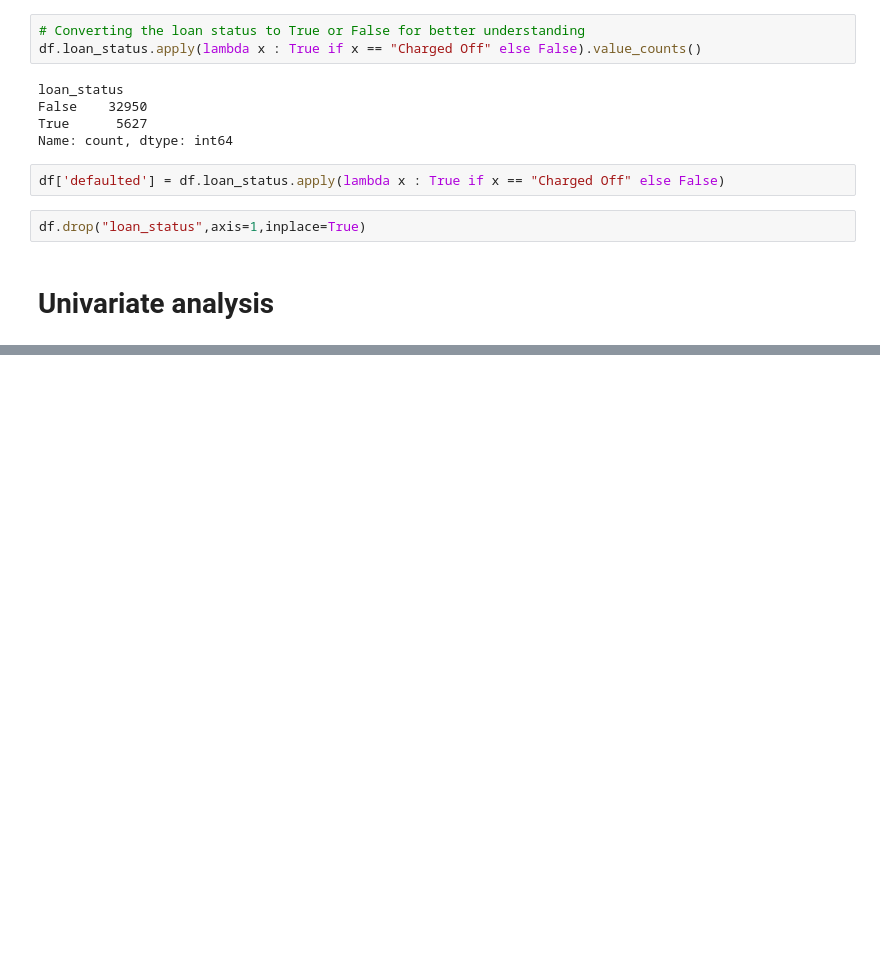
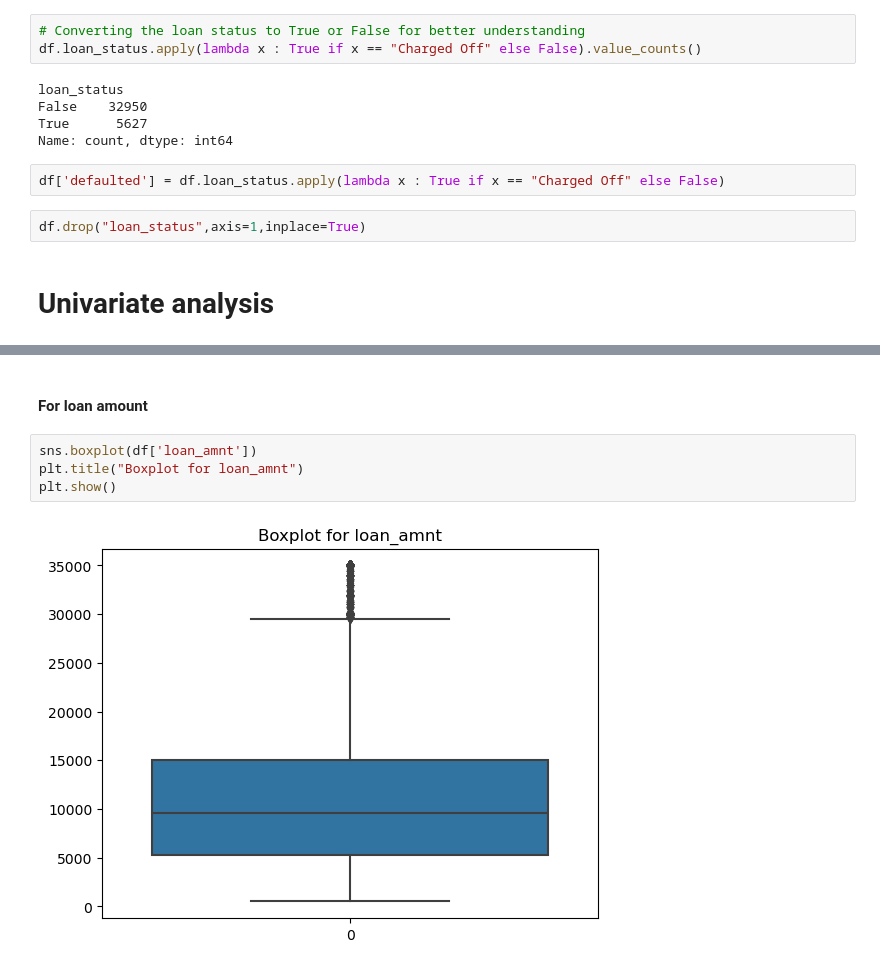
Before and after one commit to KhGunindro/LendingClubCaseStudy, a Jupyter notebook: KhuraijamGunindro.ipynb, the cells around one changed output, grey strips where cells are left out. Drawn from its saved outputs; the diff is of its cells as text; blank space fills up the shorter version.

```diff
--- a/KhuraijamGunindro.ipynb
+++ b/KhuraijamGunindro.ipynb
@@ -446,0 +535,8 @@ df.drop("loan_status",axis=1,inplace=True)
+# %% [markdown]
+#### For loan amount
+# %%
+sns.boxplot(df['loan_amnt'])
+plt.title("Boxplot for loan_amnt")
+plt.show()
+# %% [output]
+[figure, added]
```
Also changed, not shown: parts of 39 cells of this notebook.
